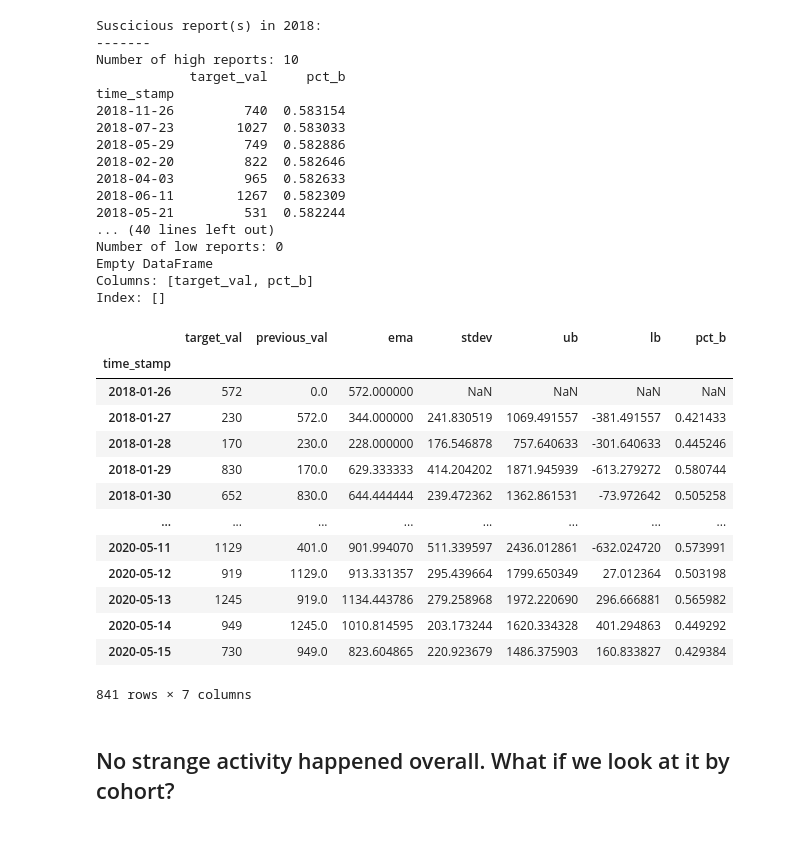
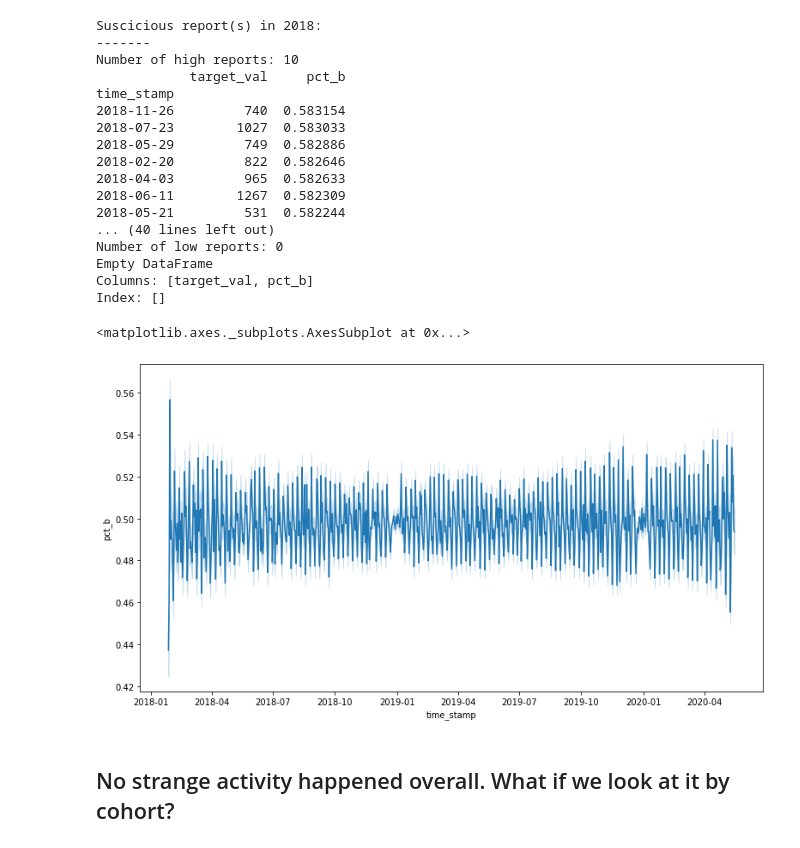
Before and after one commit to guedanie/anomaly_detection, a Jupyter notebook: time_series_anomaly_detection.ipynb, the cells around one changed output. Drawn from its saved outputs; the diff is of its cells as text; code cells hidden in the pictures.

```diff
--- a/time_series_anomaly_detection.ipynb
+++ b/time_series_anomaly_detection.ipynb
@@ -233,23 +233,13 @@ Number of low reports: 0
 Empty DataFrame
 Columns: [target_val, pct_b]
 Index: []
-# %%
-df_1
-# %% [output]
-|  | target_val | previous_val | ema | stdev | ub | lb | pct_b |
-| time_stamp |  |  |  |  |  |  |  |
-| 2018-01-26 | 572 | 0.0 | 572.000000 | NaN | NaN | NaN | NaN |
-| 2018-01-27 | 230 | 572.0 | 344.000000 | 241.830519 | 1069.491557 | -381.491557 | 0.421433 |
-| 2018-01-28 | 170 | 230.0 | 228.000000 | 176.546878 | 757.640633 | -301.640633 | 0.445246 |
-| 2018-01-29 | 830 | 170.0 | 629.333333 | 414.204202 | 1871.945939 | -613.279272 | 0.580744 |
-| 2018-01-30 | 652 | 830.0 | 644.444444 | 239.472362 | 1362.861531 | -73.972642 | 0.505258 |
-| ... | ... | ... | ... | ... | ... | ... | ... |
-| 2020-05-11 | 1129 | 401.0 | 901.994070 | 511.339597 | 2436.012861 | -632.024720 | 0.573991 |
-| 2020-05-12 | 919 | 1129.0 | 913.331357 | 295.439664 | 1799.650349 | 27.012364 | 0.503198 |
-| 2020-05-13 | 1245 | 919.0 | 1134.443786 | 279.258968 | 1972.220690 | 296.666881 | 0.565982 |
-| 2020-05-14 | 949 | 1245.0 | 1010.814595 | 203.173244 | 1620.334328 | 401.294863 | 0.449292 |
-| 2020-05-15 | 730 | 949.0 | 823.604865 | 220.923679 | 1486.375903 | 160.833827 | 0.429384 |
-841 rows × 7 columns
+# %%
+plt.figure(figsize=(13, 7))
+sns.lineplot(data=df, x=df.index, y="pct_b")
+plt.title("Percent_b score over time")
+# %% [output]
+<matplotlib.axes._subplots.AxesSubplot at 0x...>
+[figure, added]
 # %% [markdown]
 ## No strange activity happened overall. What if we look at it by cohort?
 # %%
```
Also changed, not shown: parts of 1 cell of this notebook.
